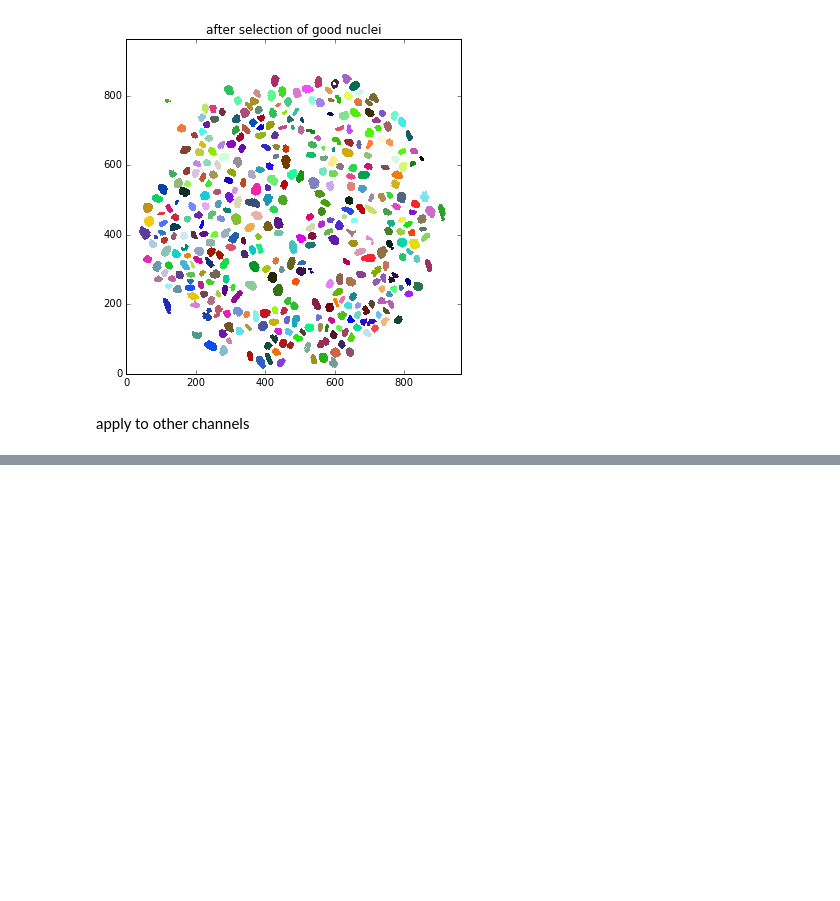
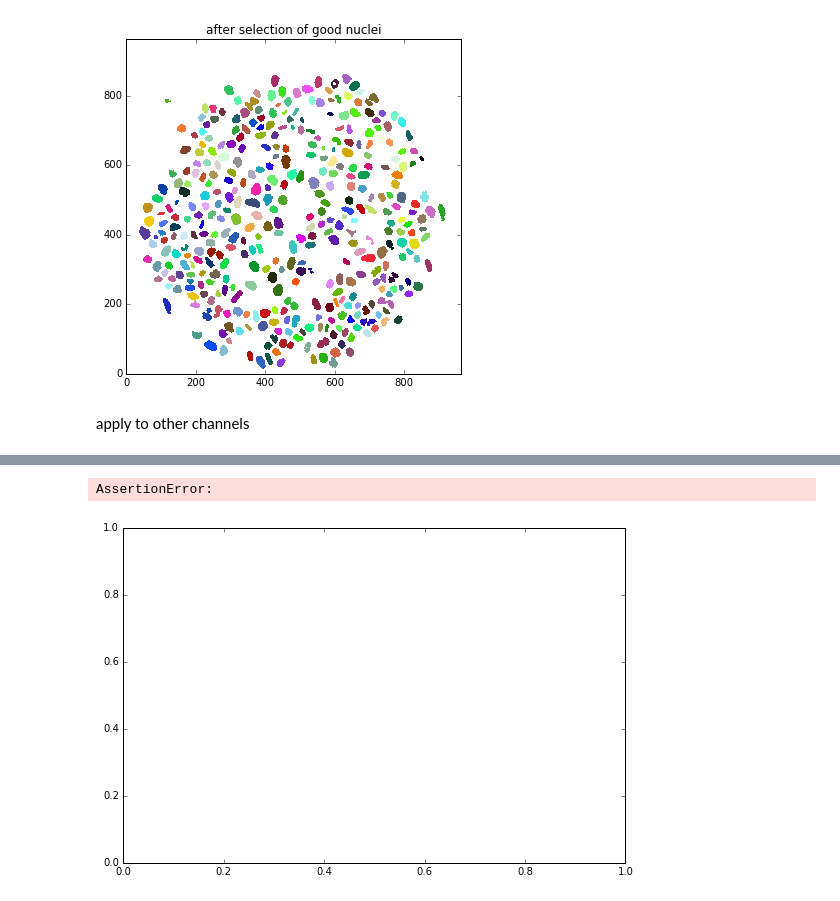
Before and after one commit to jjmetzger/stemcell_segmentation, a Jupyter notebook: watershed3d.ipynb, the cells around one changed output, grey strips where cells are left out. Saved outputs shown, nothing was run; the diff lists cells and outputs as text; code cells hidden in the pictures; blank space fills up the shorter version.

```diff
--- a/watershed3d.ipynb
+++ b/watershed3d.ipynb
@@ -120,0 +170,13 @@ array([[<matplotlib.axes._subplots.AxesSubplot object at 0x...>,
+# %%
+# plot(w.radial_profile(w.image_stack.mean(axis=0), w.center[1:]))
+sox2=tiff.imread(filename_sox2)
+_,ax=subplots()
+r, rprofile = w._radial_profile(sox2.mean(axis=0), w.center[1:])
+ax.plot(rprofile)
+watershed3d.nice_spines(ax)
+ax.set_title('Sox2')
+ax.set_xlabel('radial distance')
+ax.set_ylabel('intensity')
+# %% [output]
+AssertionError:
+[figure, added]
```
Also changed, not shown: parts of 13 cells of this notebook, 1 other file.
